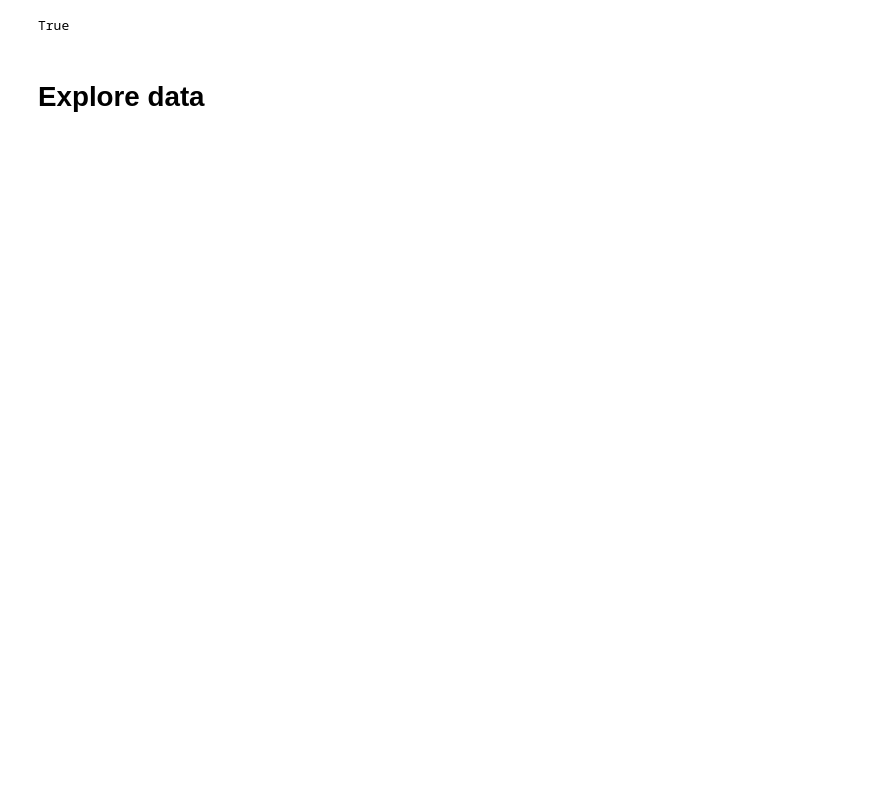
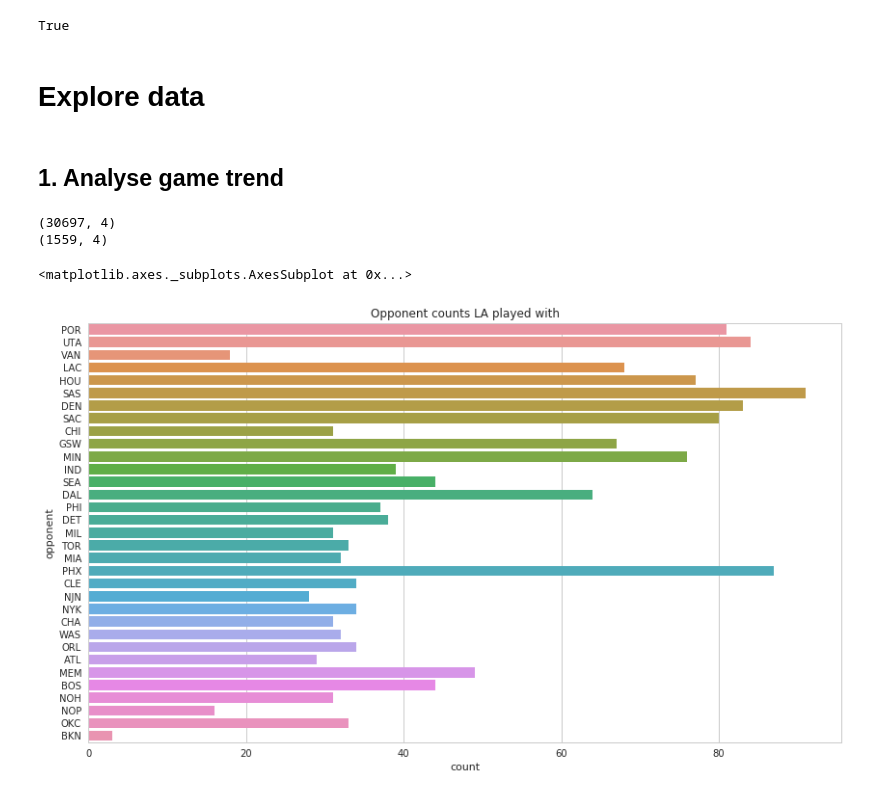
Before and after one commit to yufan-liu/kaggle, a Jupyter notebook: Kobe_Bryant_Shot_Selection/explore_data.ipynb, the cells around one changed output. Saved outputs shown, nothing was run; the diff lists cells and outputs as text; code cells hidden in the pictures; blank space fills up the shorter version.

```diff
--- a/Kobe_Bryant_Shot_Selection/explore_data.ipynb
+++ b/Kobe_Bryant_Shot_Selection/explore_data.ipynb
@@ -276,8 +276,6 @@ print(df.shot_zone_range.unique())
 ['Mid-Range' 'Restricted Area' 'In The Paint (Non-RA)' 'Above the Break 3'
  'Right Corner 3' 'Backcourt' 'Left Corner 3']
 ['16-24 ft.' '8-16 ft.' 'Less Than 8 ft.' '24+ ft.' 'Back Court Shot']
-# %%
-not_needed.append('shot_zone_range')
 # %%
 print(df.team_id.unique())
 print(df.team_name.unique())
@@ -447,3 +442,21 @@ df2.shape == df.shape
 True
 # %% [markdown]
 # Explore data
+# %% [markdown]
+## 1. Analyse game trend
+# %%
+match_df = df[['game_year', 'game_month', 'game_day', 'opponent']]
+# %%
+print(match_df.shape)
+match_df = match_df.drop_duplicates()
+print(match_df.shape)
+# %% [output]
+(30697, 4)
+(1559, 4)
+# %%
+plt.figure(figsize=(14,8))
+plt.title('Opponent counts LA played with')
+sns.countplot(y='opponent', data=match_df)
+# %% [output]
+<matplotlib.axes._subplots.AxesSubplot at 0x...>
+[figure, added]
```
Also changed, not shown: parts of 26 cells of this notebook, 3 other files.
